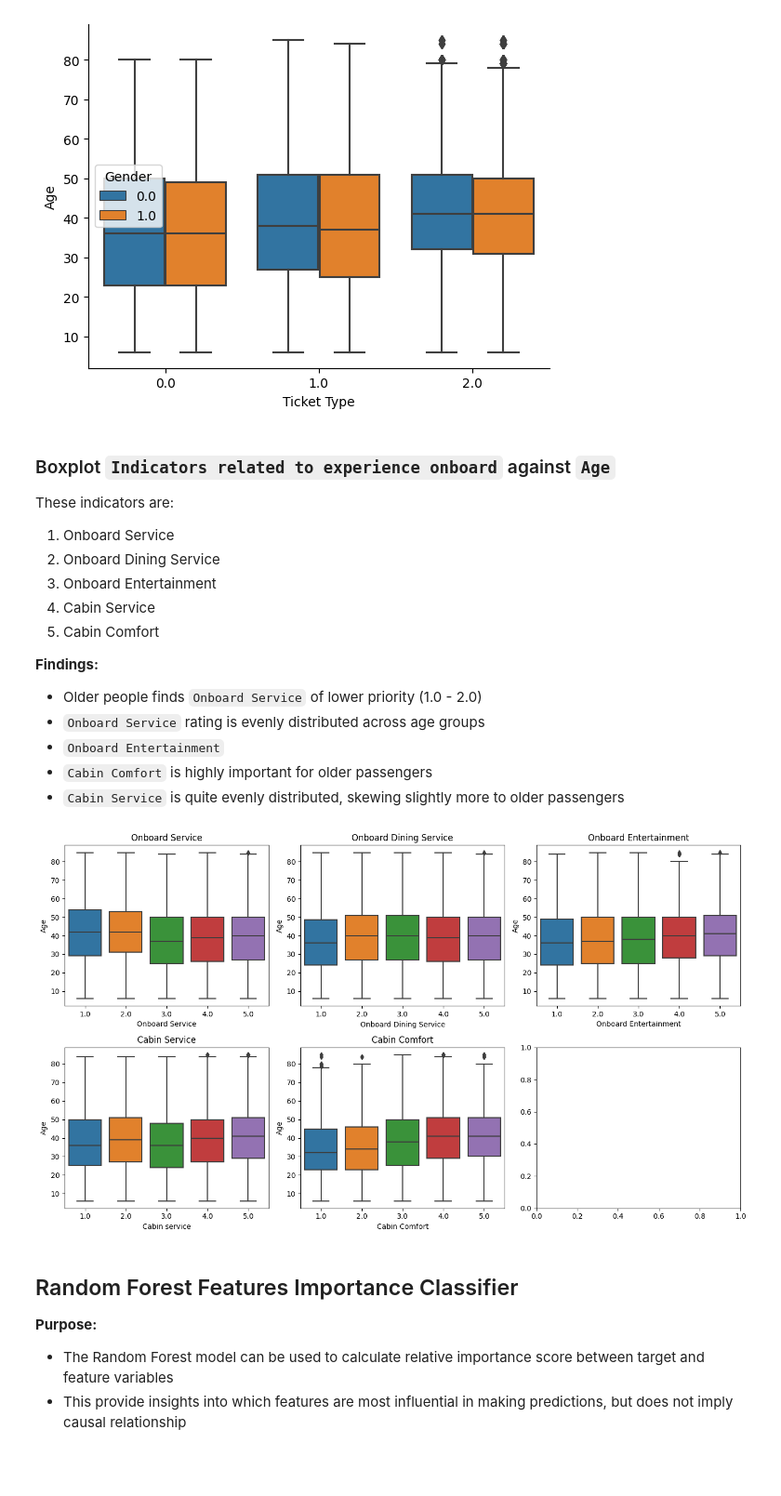
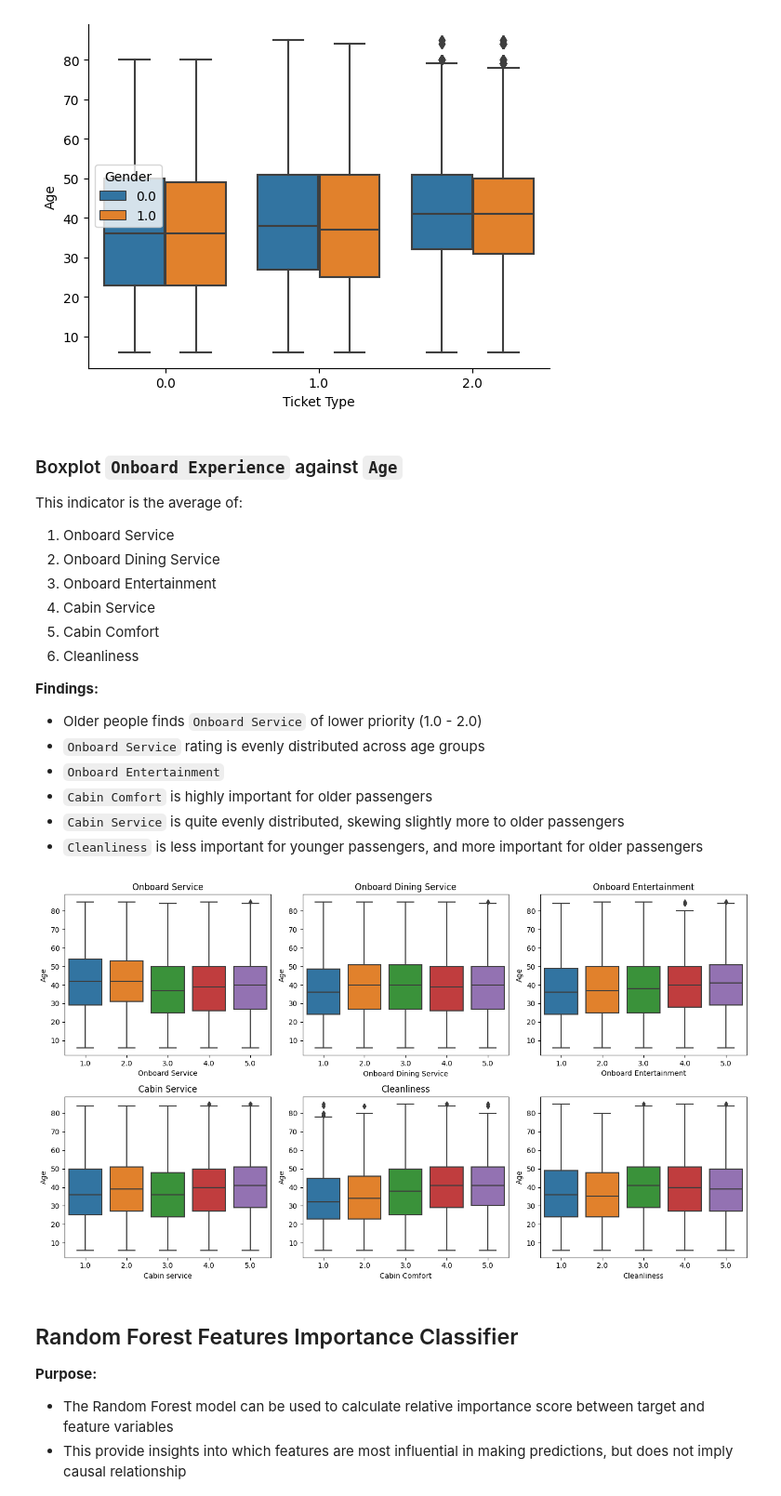
Before and after one commit to jaspereap/machine-learning-pipeline, a Jupyter notebook: eda.ipynb, the cells around one changed output. Shown at 93% size. Saved outputs shown, nothing was run; the diff lists cells and outputs as text; code cells hidden in the pictures; blank space fills up the shorter version.

```diff
--- a/eda.ipynb
+++ b/eda.ipynb
@@ -718,0 +730,8 @@ merged_data = merged_data[merged_data['Age'] <= 120]
+# %%
+# Define the list of columns to be averaged
+onboard_experience_columns = ['Onboard Wifi Service', 'Onboard Dining Service',
+                              'Cabin Comfort', 'Onboard Entertainment',
+                              'Cabin service', 'Cleanliness']
+
+# Calculate the average for the new column
+merged_data['Onboard Experience'] = merged_data[onboard_experience_columns].mean(axis=1).round()
@@ -718,0 +748,10 @@ merged_data = merged_data[merged_data['Age'] <= 120]
+# %%
+# Define the list of columns to be averaged
+check_in_experience_columns = ['Embarkation/Disembarkation time convenient',
+                                'Gate location',
+                                'Online Check-in',
+                                'Baggage handling',
+                                'Port Check-in Service']
+
+# Calculate the average for the new column
+merged_data['Check-in Experience'] = merged_data[check_in_experience_columns].mean(axis=1).round()
@@ -798,13 +857,14 @@ sns.despine()
 # %% [output]
 [figure]
 # %% [markdown]
-### Boxplot `Indicators related to experience onboard` against `Age`
-These indicators are:
+### Boxplot `Onboard Experience` against `Age`
+This indicator is the average of:
 1. Onboard Service
 2. Onboard Dining Service
 3. Onboard Entertainment
 4. Cabin Service
 5. Cabin Comfort
+6. Cleanliness
 
 **Findings:**
 - Older people finds `Onboard Service` of lower priority (1.0 - 2.0)
@@ -812,29 +872,33 @@ These indicators are:
 - `Onboard Entertainment`
 - `Cabin Comfort` is highly important for older passengers
 - `Cabin Service` is quite evenly distributed, skewing slightly more to older passengers
+- `Cleanliness` is less important for younger passengers, and more important for older passengers
 # %%
 # Create a figure with 2 by 3 subplots
 fig, axes = plt.subplots(2, 3, figsize=(14, 8))
 
 # Plot the first heatmap (cruise_pre_df)
 sns.boxplot(data=merged_data, x="Onboard Service", y="Age", ax=axes[0,0])
 axes[0,0].set_title('Onboard Service')
 
 sns.boxplot(data=merged_data, x="Onboard Dining Service", y="Age", ax=axes[0,1])
 axes[0,1].set_title('Onboard Dining Service')
 
 sns.boxplot(data=merged_data, x="Onboard Entertainment", y="Age", ax=axes[0,2])
 axes[0,2].set_title('Onboard Entertainment')
 
 sns.boxplot(data=merged_data, x="Cabin service", y="Age", ax=axes[1,0])
 axes[1,0].set_title('Cabin Service')
 
 sns.boxplot(data=merged_data, x="Cabin Comfort", y="Age", ax=axes[1,1])
 axes[1,1].set_title('Cabin Comfort')
 
+sns.boxplot(data=merged_data, x="Cleanliness", y="Age", ax=axes[1,2])
+axes[1,1].set_title('Cleanliness')
+
 plt.tight_layout()
 # %% [output]
-[figure, old version]
+[figure, new version]
 # %% [markdown]
 ## Random Forest Features Importance Classifier
 **Purpose:**
```
Also changed, not shown: parts of 4 cells of this notebook.
